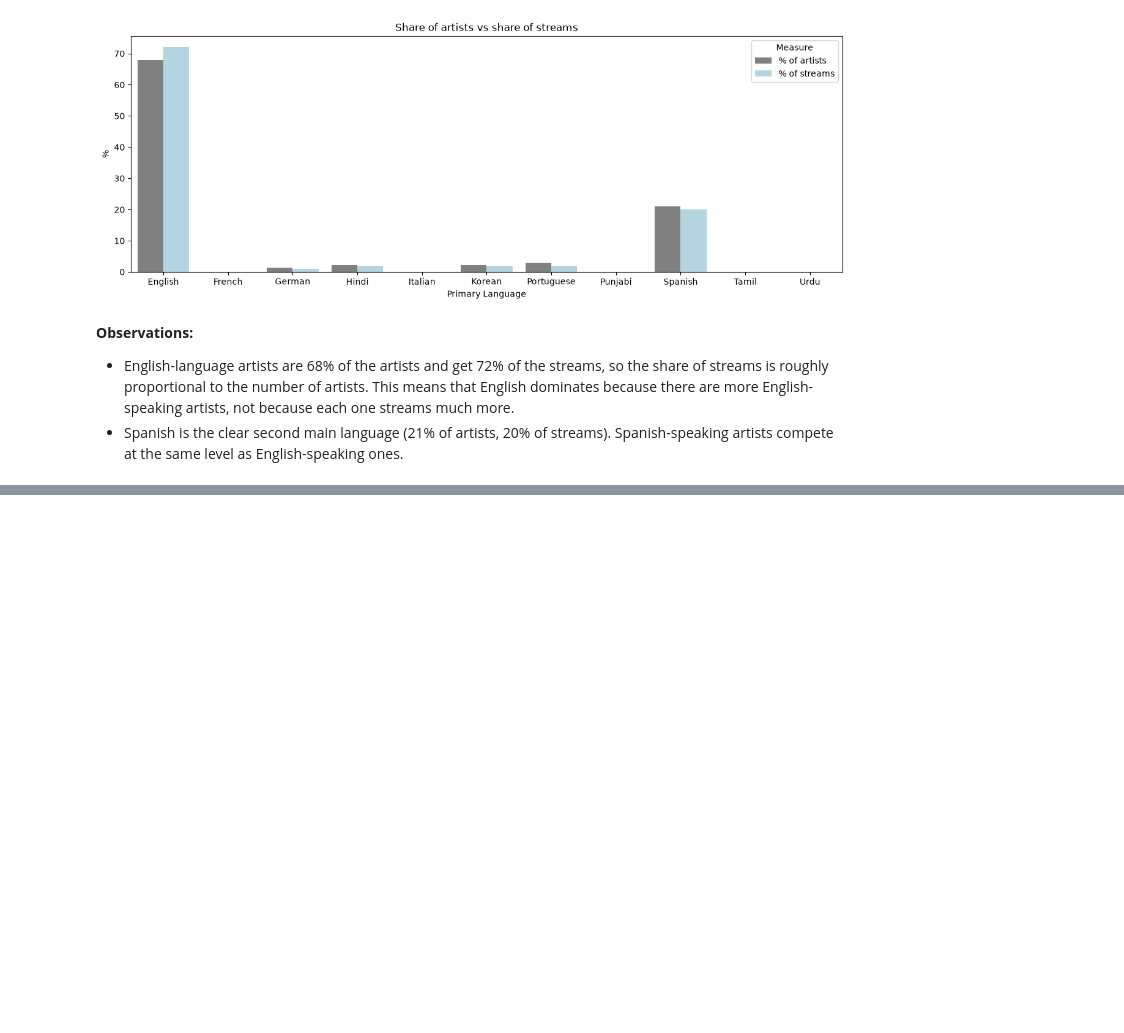
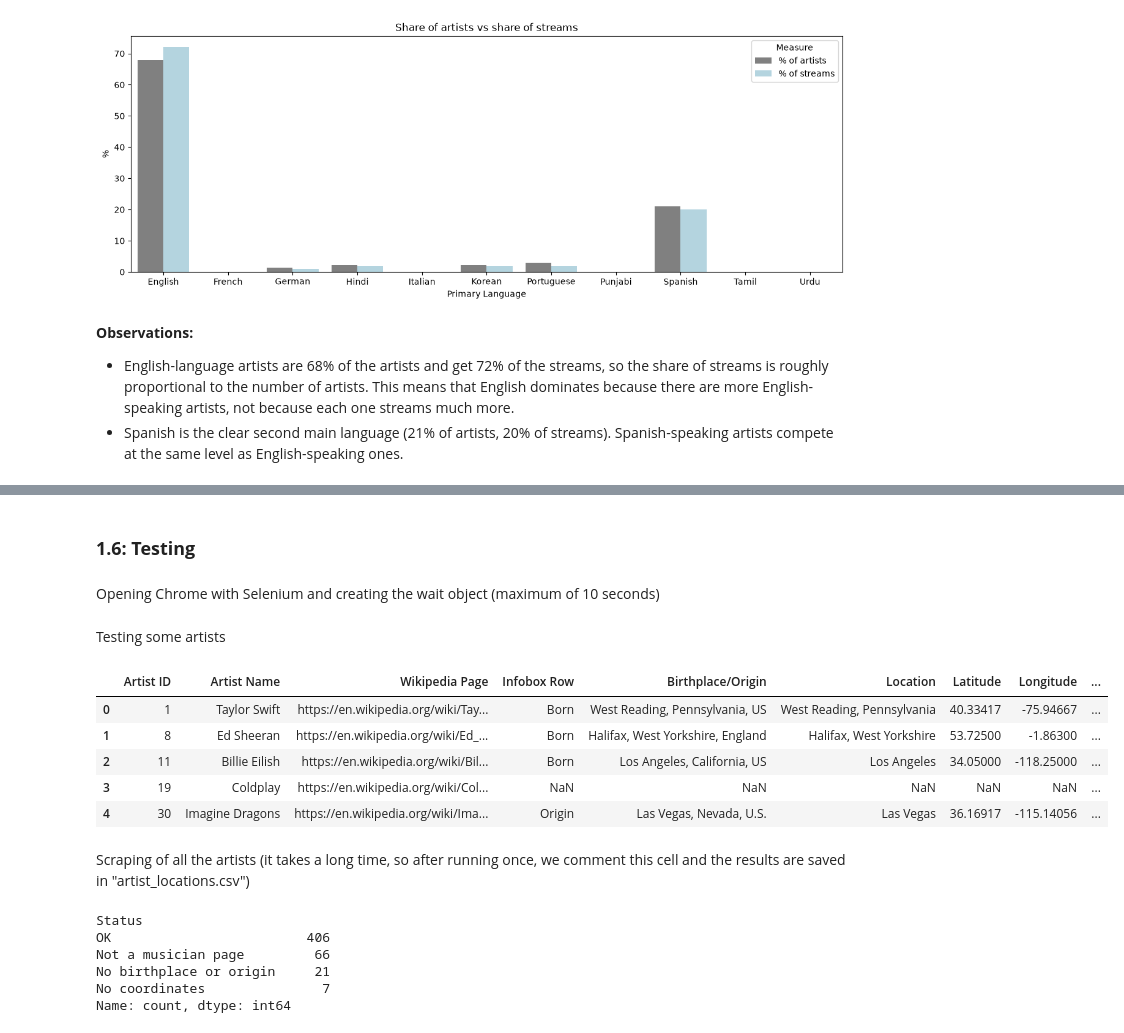
Before and after one commit to fabianaconstantino/pds_project, a Jupyter notebook: Group14_PDS_2627.ipynb, the cells around one changed output, grey strips where cells are left out. Drawn from its saved outputs; the diff is of its cells as text; code cells hidden in the pictures; blank space fills up the shorter version.

```diff
--- a/Group14_PDS_2627.ipynb
+++ b/Group14_PDS_2627.ipynb
@@ -953,0 +1115,5 @@ plt.show()
+# %%
+def open_page(browser, wait, href):
+    browser.get(href)
+    wait.until(EC.presence_of_element_located((By.ID, 'firstHeading')))  # 'firstHeading' corresponds to the name of the search (artist/city)
+    return BeautifulSoup(browser.page_source, 'html.parser')
@@ -953,0 +1122,14 @@ plt.show()
+# %%
+def get_coordinates(soup):
+    # 1) Coordinates at the top right of the page (two possible places in the html)
+    places = [soup.find(id = 'coordinates'), soup.find(id = 'mw-indicator-coordinates')]
+    # 2) If there are none there, the coordinates in the infobox (box on the right) of the location
+    places.append(soup.find(name = 'table', class_ = 'infobox'))
+    for place in places:
+        if place is None:
+            continue
+        geo = place.find(class_ = 'geo')               # decimal format: "43.74167; -79.37333"
+        if geo is not None:
+            latitude, longitude = geo.get_text().split(';')
+            return float(latitude), float(longitude)
+    return None, None
@@ -953,0 +1179,36 @@ plt.show()
+# %%
+def scrape_artists(data, browser, wait):
+    results = []
+    for artist_id, name in zip(data['Artist ID'], data['Artist Name']):
+        results.append(scrape_artist(browser, wait, artist_id, name))
+    return pd.DataFrame(results)
+# %% [markdown]
+### **1.6: Testing**
+# %% [markdown]
+Opening Chrome with Selenium and creating the wait object (maximum of 10 seconds)
+# %%
+def start_browser():
+    options = Options()
+    browser = webdriver.Chrome(options = options)
+    wait = WebDriverWait(driver = browser, timeout = 10)
+    return browser, wait
+# %% [markdown]
+Testing some artists
+# %%
+test_names = ['Taylor Swift', 'Ed Sheeran', 'Billie Eilish', 'Coldplay', 'Imagine Dragons']
+test_artists = artists[artists['Artist Name'].isin(test_names)]
+
+browser, wait = start_browser()
+test_results = scrape_artists(test_artists, browser, wait)
+browser.quit()
+
+test_results
+# %% [output]
+|  | Artist ID | Artist Name | Wikipedia Page | Infobox Row | Birthplace/Origin | Location | Latitude | Longitude | ... |
+| 0 | 1 | Taylor Swift | https://en.wikipedia.org/wiki/Tay... | Born | West Reading, Pennsylvania, US | West Reading, Pennsylvania | 40.33417 | -75.94667 | ... |
+| 1 | 8 | Ed Sheeran | https://en.wikipedia.org/wiki/Ed_... | Born | Halifax, West Yorkshire, England | Halifax, West Yorkshire | 53.72500 | -1.86300 | ... |
+| 2 | 11 | Billie Eilish | https://en.wikipedia.org/wiki/Bil... | Born | Los Angeles, California, US | Los Angeles | 34.05000 | -118.25000 | ... |
+| 3 | 19 | Coldplay | https://en.wikipedia.org/wiki/Col... | NaN | NaN | NaN | NaN | NaN | ... |
+| 4 | 30 | Imagine Dragons | https://en.wikipedia.org/wiki/Ima... | Origin | Las Vegas, Nevada, U.S. | Las Vegas | 36.16917 | -115.14056 | ... |
+# %% [markdown]
+Scraping of all the artists (it takes a long time, so after running once, we comment this cell and the results are saved in "artist_locations.csv")
@@ -953,0 +1220,10 @@ plt.show()
+# %%
+locations = pd.read_csv('artist_locations.csv')
+locations['Status'].value_counts()
+# %% [output]
+Status
+OK                         406
+Not a musician page         66
+No birthplace or origin     21
+No coordinates               7
+Name: count, dtype: int64
```
Also changed, not shown: parts of 30 cells of this notebook, 1 other file.
